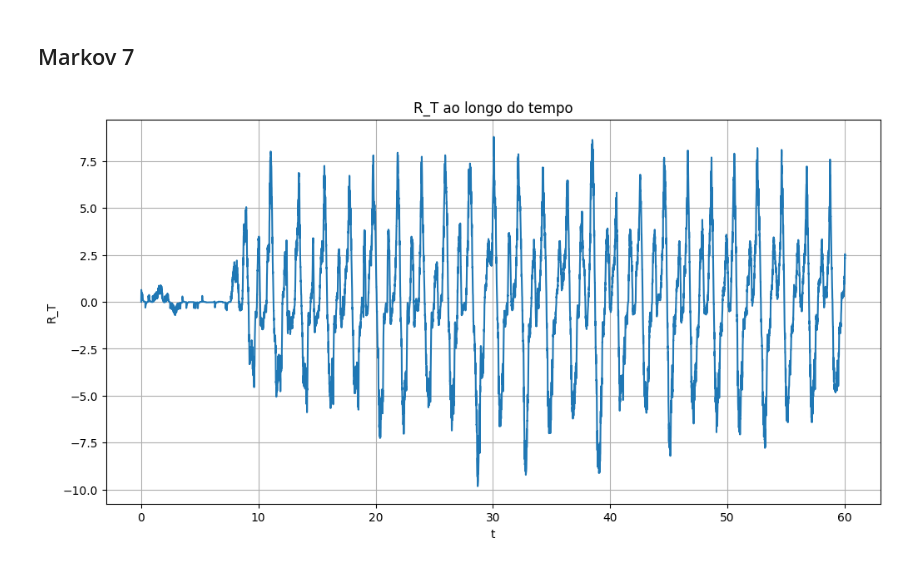
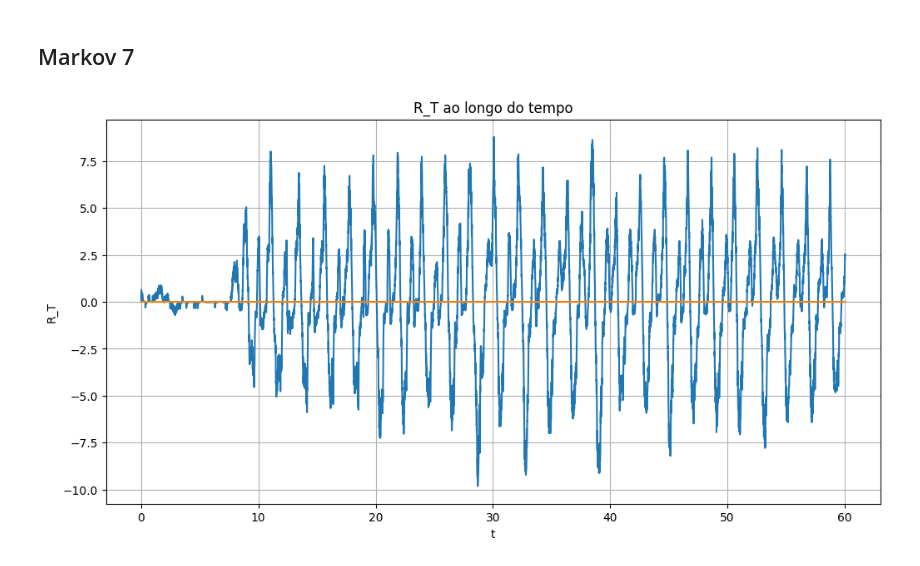
Before and after one commit to EricRibeiroAlves/Interacao-Humano-Robo, a Jupyter notebook: Codigo/[AP_T]_Eric_Markovs.ipynb, the cells around one changed output. Drawn from its saved outputs; the diff is of its cells as text; code cells hidden in the pictures.

```diff
--- a/Codigo/[AP_T]_Eric_Markovs.ipynb
+++ b/Codigo/[AP_T]_Eric_Markovs.ipynb
@@ -611,13 +173,15 @@ SNR do controle: -0.00 dB
 # %% [markdown]
 ## Markov 7
 # %%
+# OUTPUTs
 # Gráfico de linha para uma coluna
 plt.figure(figsize=(12, 6))
 plt.grid(True)
 plt.plot(markov_t7['t'].iloc[:], markov_t7['R_T'].iloc[:])
+plt.plot(markov_t7['t'].iloc[:], markov_t7['R_T_d'].iloc[:])
 plt.title('R_T ao longo do tempo')
 plt.xlabel('t')
 plt.ylabel('R_T')
 plt.show()
 # %% [output]
-[figure, old version]
+[figure, new version]
```
Also changed, not shown: parts of 14 cells of this notebook.
